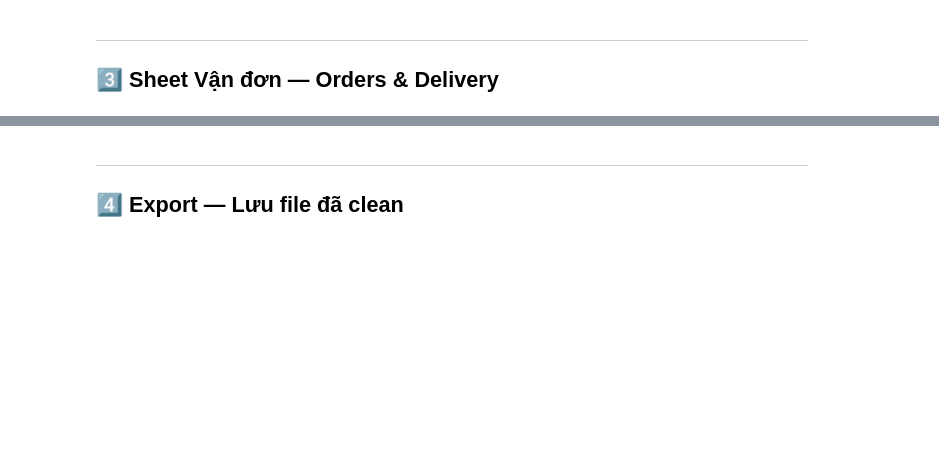
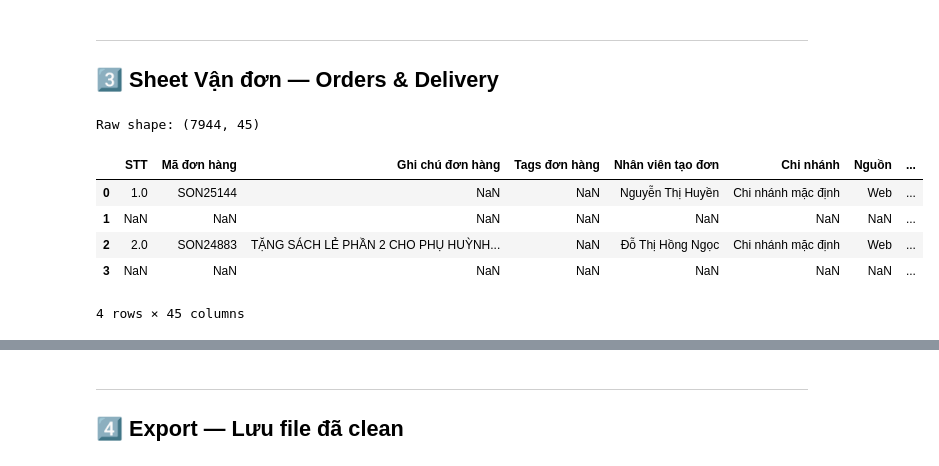
Before and after one commit to huulooc/teenup, a Jupyter notebook: Q3_2020_Data_Cleaning (1).ipynb, the cells around one changed output, grey strips where cells are left out. Cells and saved outputs as stored; diff of their text form; code cells hidden in the pictures; blank space fills up the shorter version.

```diff
--- a/Q3_2020_Data_Cleaning (1).ipynb
+++ b/Q3_2020_Data_Cleaning (1).ipynb
@@ -29,0 +16,19 @@ print('📂 Sheets available:', pd.ExcelFile(FILE).sheet_names)
+# %%
+import pandas as pd
+import numpy as np
+import warnings
+warnings.filterwarnings('ignore')
+
+from google.colab import files
+
+uploaded = files.upload()  # Chọn file Excel
+
+# Lấy tên file đầu tiên
+file_name = list(uploaded.keys())[0]
+
+print('✅ Libraries loaded')
+print('📂 File uploaded:', file_name)
+
+# Hiển thị các sheet trong file
+xls = pd.ExcelFile(file_name)
+print('📂 Sheets available:', xls.sheet_names)
@@ -297,9 +475,17 @@ print(df_sales[key_cols].isnull().sum())
 ## 3️⃣ Sheet Vận đơn — Orders & Delivery
 # %%
 # --- Load ---
-orders = pd.read_excel(FILE, sheet_name='Vận đơn')
+orders = pd.read_excel(xls, sheet_name='Vận đơn')
 print(f'Raw shape: {orders.shape}')
 orders.head(4)
+# %% [output]
+Raw shape: (7944, 45)
+|  | STT | Mã đơn hàng | Ghi chú đơn hàng | Tags đơn hàng | Nhân viên tạo đơn | Chi nhánh | Nguồn | ... |
+| 0 | 1.0 | SON25144 | NaN | NaN | Nguyễn Thị Huyền | Chi nhánh mặc định | Web | ... |
+| 1 | NaN | NaN | NaN | NaN | NaN | NaN | NaN | ... |
+| 2 | 2.0 | SON24883 | TẶNG SÁCH LẺ PHẦN 2 CHO PHỤ HUỲNH... | NaN | Đỗ Thị Hồng Ngọc | Chi nhánh mặc định | Web | ... |
+| 3 | NaN | NaN | NaN | NaN | NaN | NaN | NaN | ... |
+4 rows × 45 columns
 # %%
 # --- Audit Vận đơn ---
 print('=== NULL % per column ===')
```
Also changed, not shown: parts of 17 cells of this notebook.
